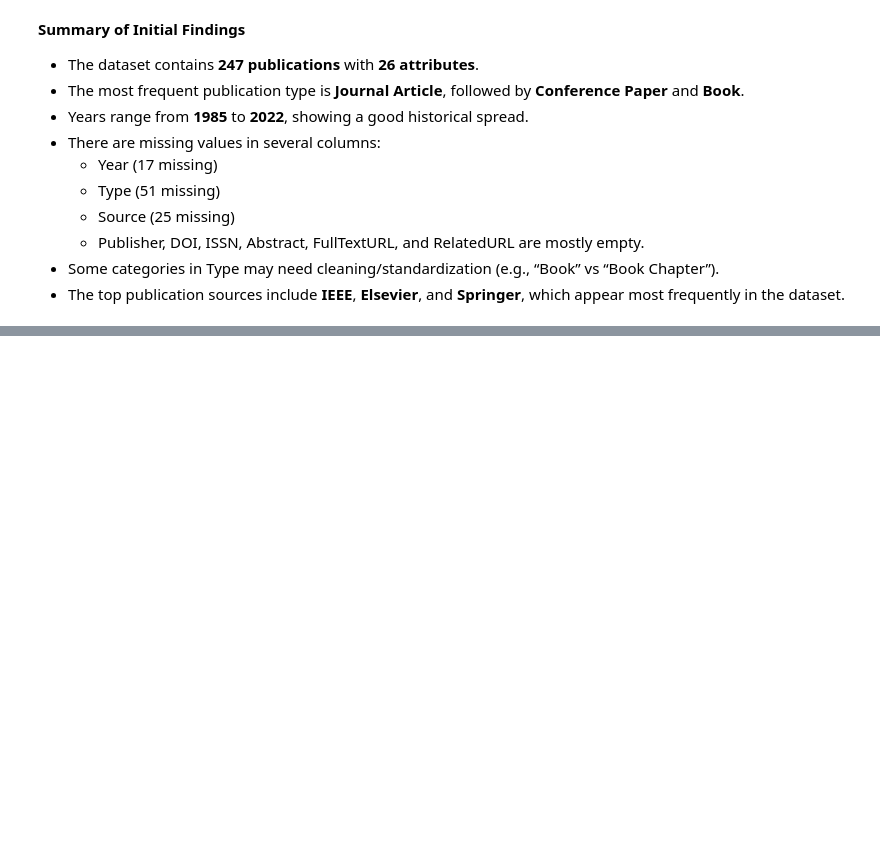
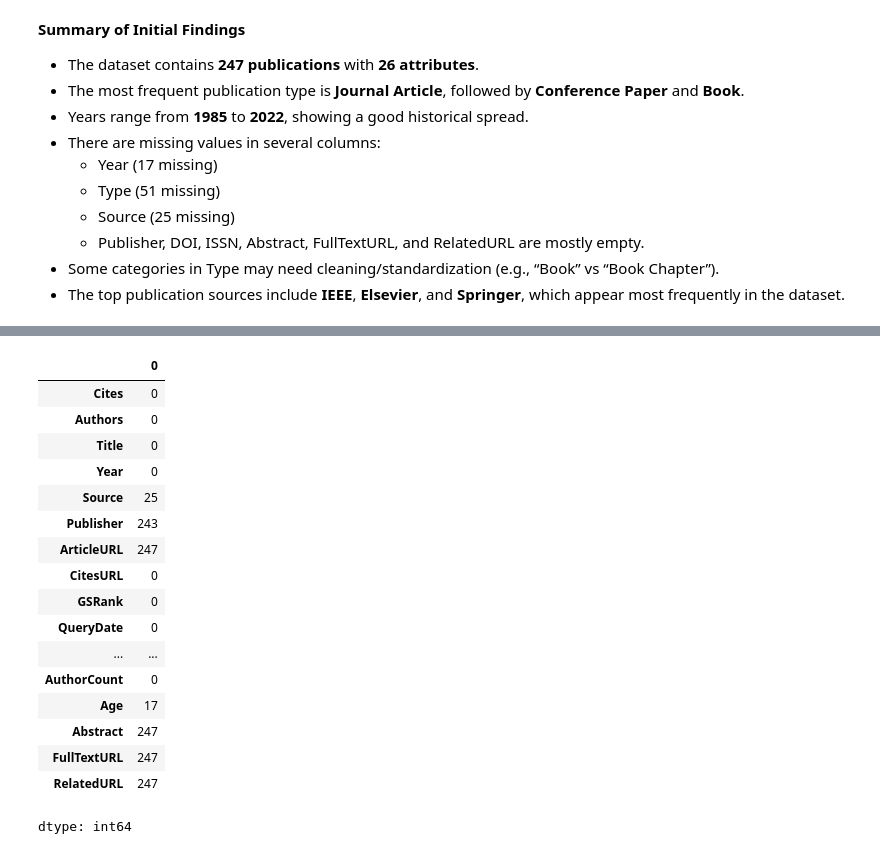
Before and after one commit to Tikulirekuti-Mwale/Publication_Types, a Jupyter notebook: 1_Business_Understanding.ipynb, the cells around one changed output, grey strips where cells are left out. Cells and saved outputs as stored; diff of their text form; code cells hidden in the pictures; blank space fills up the shorter version.

```diff
--- a/1_Business_Understanding.ipynb
+++ b/1_Business_Understanding.ipynb
@@ -152,0 +241,21 @@ plt.show()
+# %%
+df.isnull().sum()
+# %% [output]
+|  | 0 |
+| Cites | 0 |
+| Authors | 0 |
+| Title | 0 |
+| Year | 0 |
+| Source | 25 |
+| Publisher | 243 |
+| ArticleURL | 247 |
+| CitesURL | 0 |
+| GSRank | 0 |
+| QueryDate | 0 |
+| ... | ... |
+| AuthorCount | 0 |
+| Age | 17 |
+| Abstract | 247 |
+| FullTextURL | 247 |
+| RelatedURL | 247 |
+dtype: int64
```
Also changed, not shown: parts of 15 cells of this notebook.
